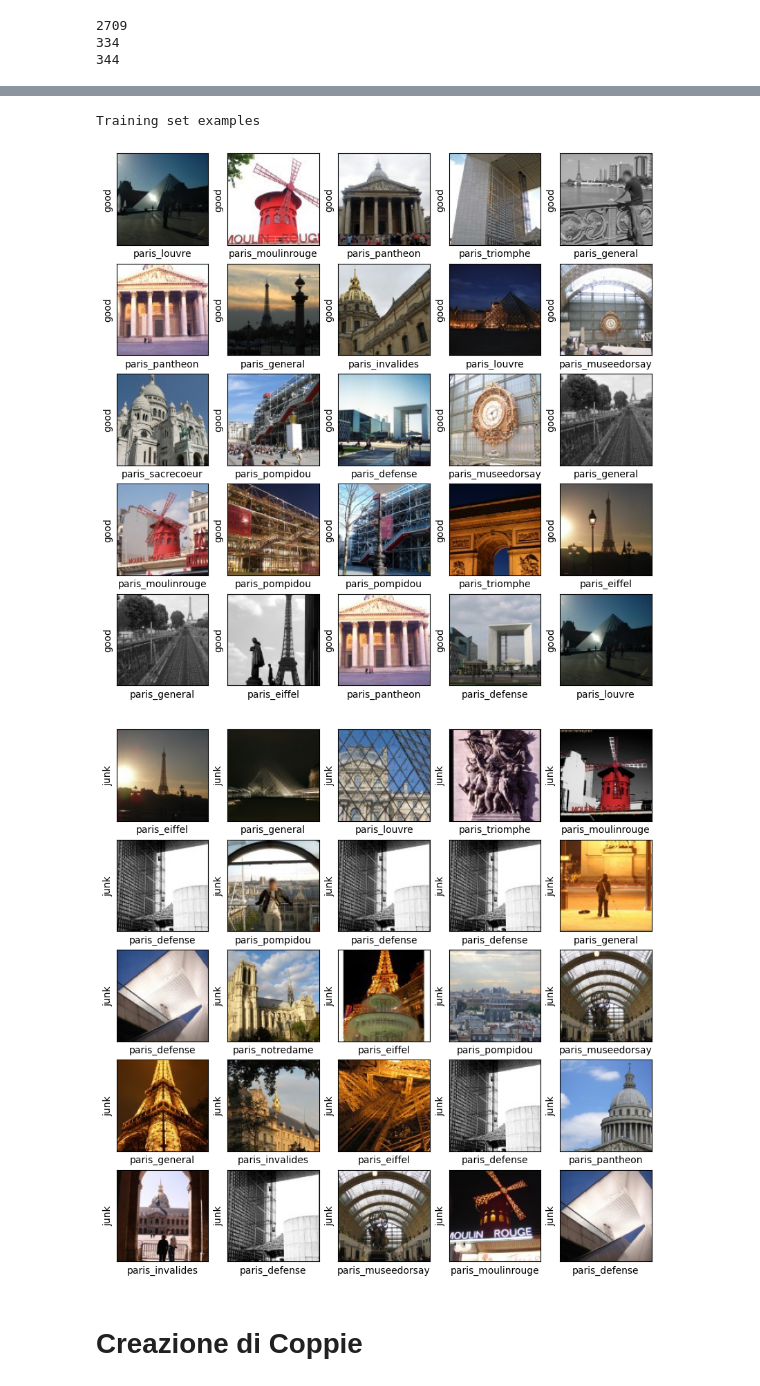
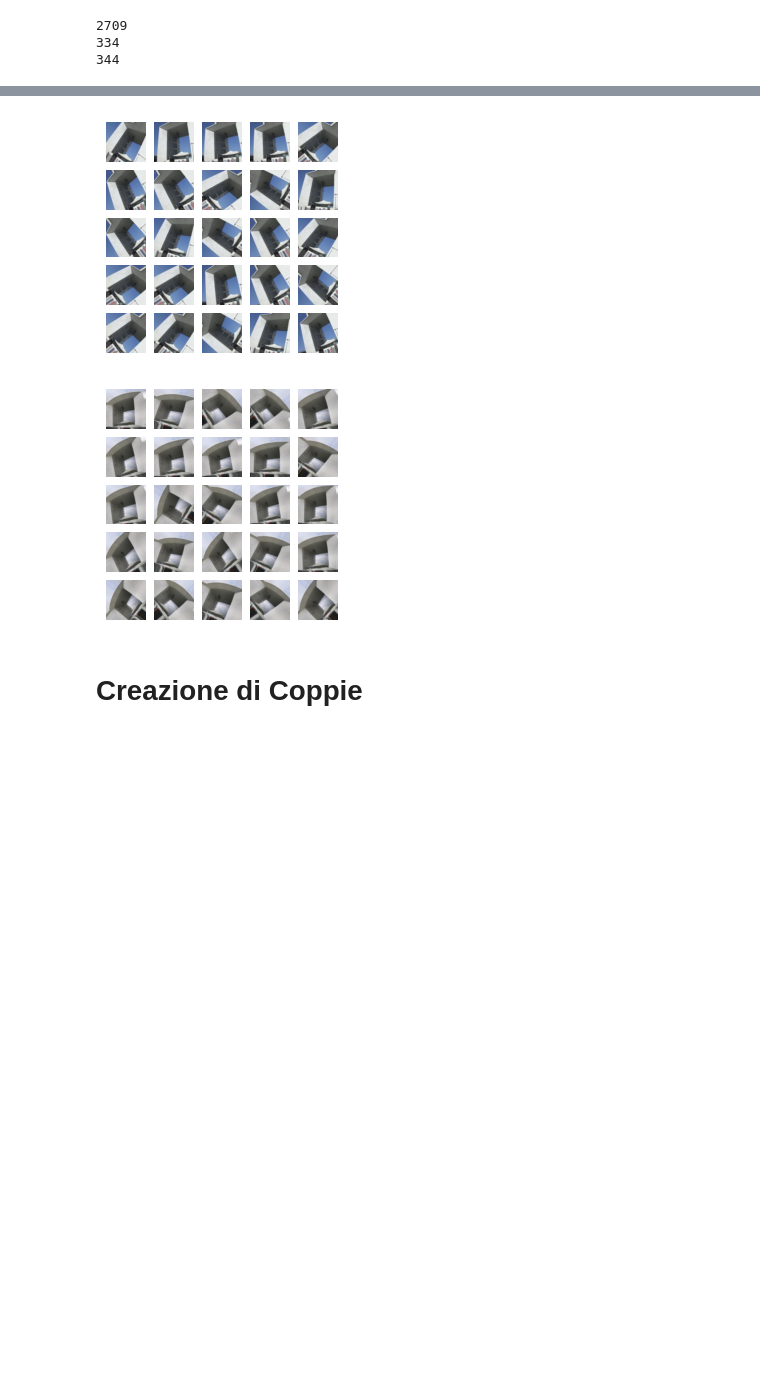
Before and after one commit to MrGreensushi/MachineLearningProject, a Jupyter notebook: Progetto.ipynb, the cells around one changed output, grey strips where cells are left out. Cells and saved outputs as stored; diff of their text form; code cells hidden in the pictures; blank space fills up the shorter version.

```diff
--- a/Progetto.ipynb
+++ b/Progetto.ipynb
@@ -231,32 +265,0 @@ print(dataset_len(x_test))
-# %%
-import matplotlib.pyplot as plt
-import random
-
-def stampa_esempi(val):
-  plt.figure(figsize=(10,10))
-  for i in range(25):
-    plt.subplot(5,5,i+1)
-    plt.xticks([])
-    plt.yticks([])
-    plt.grid(False)
-    #plt.imshow(dataset[i], cmap=plt.cm.binary)
-    landmark = random.randint(0, len(x_train)-1)
-    index = random.randint(0, len(x_train[landmark])-1)
-    plt.imshow(x_train[landmark][val][index], cmap=plt.cm.binary)
-    plt.xlabel(class_names[landmark])
-    if val == 1:
-      plt.ylabel("good")
-    if val == 3:
-      plt.ylabel("junk")
-  plt.show()
-  return;
-
-#Stampa esempi good
-print("Training set examples")
-stampa_esempi(1)
-print("")
-stampa_esempi(3)
-# %% [output]
-Training set examples
-[figure, removed]
-[figure, removed]
@@ -262,0 +304,17 @@ Training set examples
+# %%
+#Prove per capire come funziona il tutto
+
+a = [x_train[0][1][0],] #np vector di 1 sola immagine
+b = [x_train[0][1][1],] #np vector di 1 sola immagine
+
+a = np.asarray(a)
+b = np.asarray(b)
+# %%
+generatore1 = transform_array(a,datagen_settings) #generatore di immagini trasformate a partire da "a"
+generatore2 = transform_array(b,datagen_settings) #generatore di immagini trasformate a partire da "b"
+# %%
+print_data_aug(generatore1)
+print_data_aug(generatore2)
+# %% [output]
+[figure, added]
+[figure, added]
```
Also changed, not shown: parts of 24 cells of this notebook.
